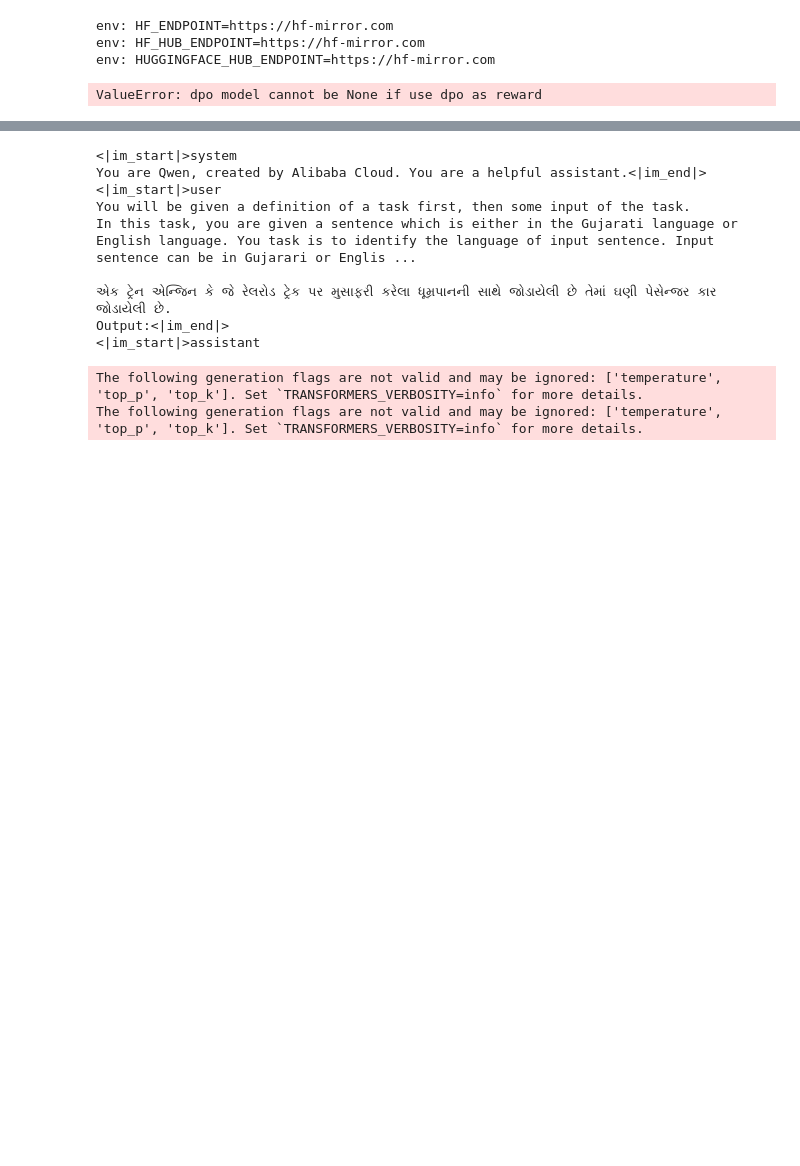
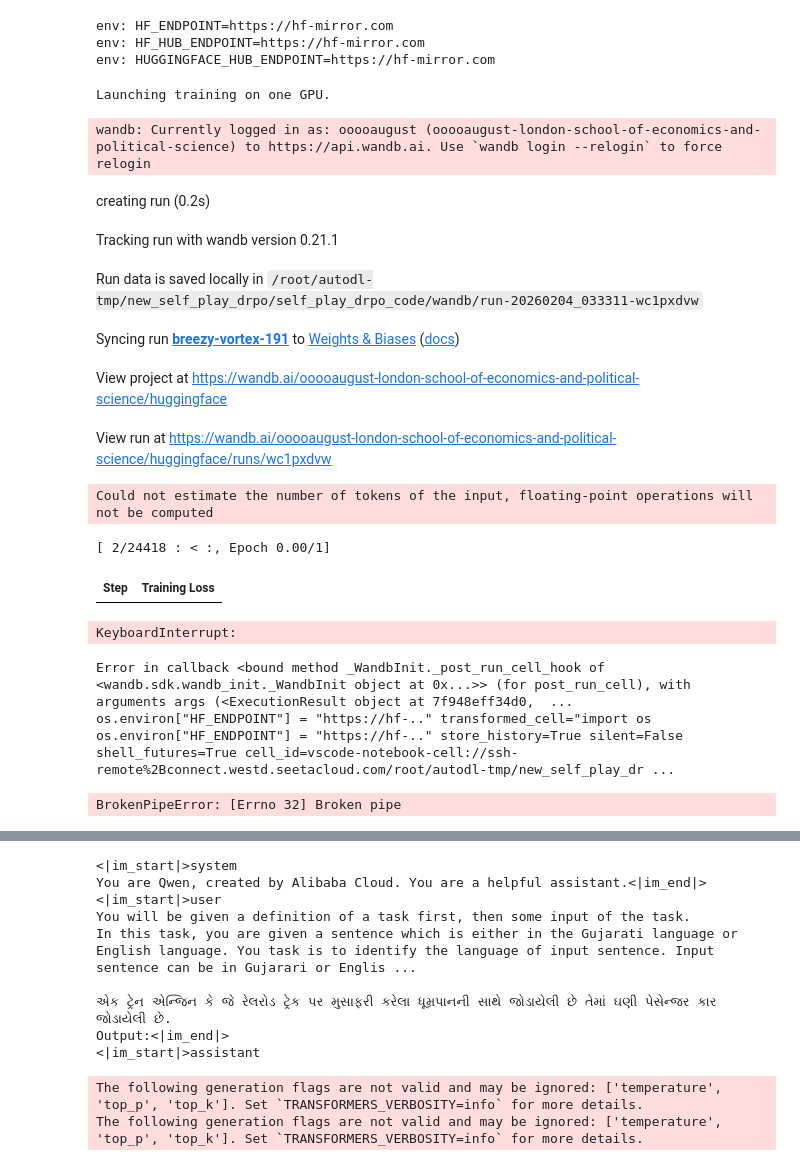
Before and after one commit to OOooAugust/new_self_play_drpo, a Jupyter notebook: self_play_drpo_code/drpo_normal_dist.ipynb, the cells around one changed output, grey strips where cells are left out. Saved outputs shown, nothing was run; the diff lists cells and outputs as text; code cells hidden in the pictures; blank space fills up the shorter version.

```diff
--- a/self_play_drpo_code/drpo_normal_dist.ipynb
+++ b/self_play_drpo_code/drpo_normal_dist.ipynb
@@ -100,7 +100,7 @@ def load_model(model_path, task = 'generation', model_type = 'decoder', model_ca
 
 data_cache_path = "/root/autodl-tmp/dataset"
 model_cache_path = '/root/autodl-tmp/model_cache'
-ds_path = 'august66/hh_qwen2.5_1.5b_with_bias'
+ds_path = 'august66/drpo_hh_qwen2.5_1.5b_with_ref_btpref'
 ref_policy_path = "Qwen/Qwen2.5-1.5B-Instruct"
 target_policy_path = "Qwen/Qwen2.5-1.5B-Instruct"
 dpo_policy_path = 'august66/hh_qwen_1.5b_dpo_model_2'
@@ -115,29 +115,52 @@ env: HUGGINGFACE_HUB_ENDPOINT=https://hf-mirror.com
 # %%
 import os
 os.environ["HF_ENDPOINT"] = "https://hf-mirror.com"
 training_args = DRPOConfig(
     **training_args_config
 )
 seed = 1234
 ref_policy_model, ref_policy_tokenizer = load_model(ref_policy_path)
 target_policy_model, target_policy_tokenizer = load_model(target_policy_path)
 dpo_policy_model, dpo_policy_tokenizer = load_model(dpo_policy_path)
 preference_pipeline = BTwithRewardPipeline(training_args.preference_model_id, training_args.preference_model_id)
 ds_dict = load_dataset(ds_path, cache_dir=data_cache_path)
 drpo_train = concatenate_datasets(list(ds_dict.values()))
 
 drpo_train = process_split(drpo_train)
 drpo_train = drpo_train.shuffle(seed=seed)
 
 trainer = DRPOTrainerParallel(
     model=target_policy_model,
     ref_model=ref_policy_model,
     dpo_model = dpo_policy_model,
     dpo_as_reward = True,
     preference_model=preference_pipeline,
     train_dataset = drpo_train,
     processing_class=ref_policy_tokenizer,
     args=training_args
 )
+
+from accelerate import notebook_launcher
+
+def train_fn():
+    trainer.train()
+
+# Launch on 4 GPUs
+notebook_launcher(train_fn, num_processes=1)
 # %% [output]
-ValueError: dpo model cannot be None if use dpo as reward
+Launching training on one GPU.
+wandb: Currently logged in as: ooooaugust (ooooaugust-london-school-of-economics-and-political-science) to https://api.wandb.ai. Use `wandb login --relogin` to force relogin
+creating run (0.2s)
+Tracking run with wandb version 0.21.1
+Run data is saved locally in /root/autodl-tmp/new_self_play_drpo/self_play_drpo_code/wandb/run-20260204_033311-wc1pxdvw
+Syncing run breezy-vortex-191 to Weights & Biases (docs)
+View project at https://wandb.ai/ooooaugust-london-school-of-economics-and-political-science/huggingface
+View run at https://wandb.ai/ooooaugust-london-school-of-economics-and-political-science/huggingface/runs/wc1pxdvw
+Could not estimate the number of tokens of the input, floating-point operations will not be computed
+[ 2/24418 : < :, Epoch 0.00/1]
+| Step | Training Loss |
+KeyboardInterrupt:
+Error in callback <bound method _WandbInit._post_run_cell_hook of <wandb.sdk.wandb_init._WandbInit object at 0x...>> (for post_run_cell), with arguments args (<ExecutionResult object at 7f948eff34d0,  ...
+os.environ["HF_ENDPOINT"] = "https://hf-.." transformed_cell="import os
+os.environ["HF_ENDPOINT"] = "https://hf-.." store_history=True silent=False shell_futures=True cell_id=vscode-notebook-cell://ssh-remote%2Bconnect.westd.seetacloud.com/root/autodl-tmp/new_self_play_dr ...
+BrokenPipeError: [Errno 32] Broken pipe
```
Also changed, not shown: parts of 3 cells of this notebook.
